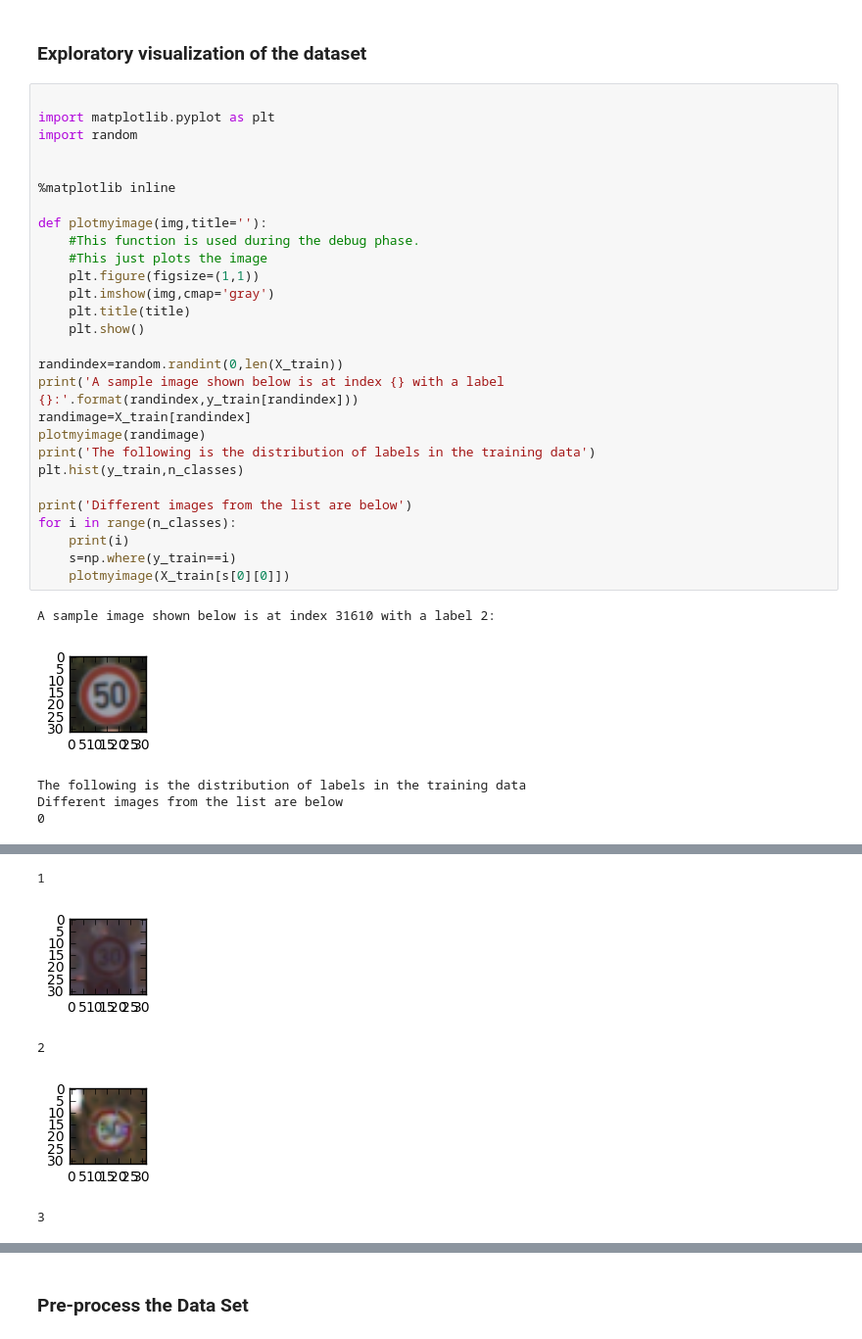
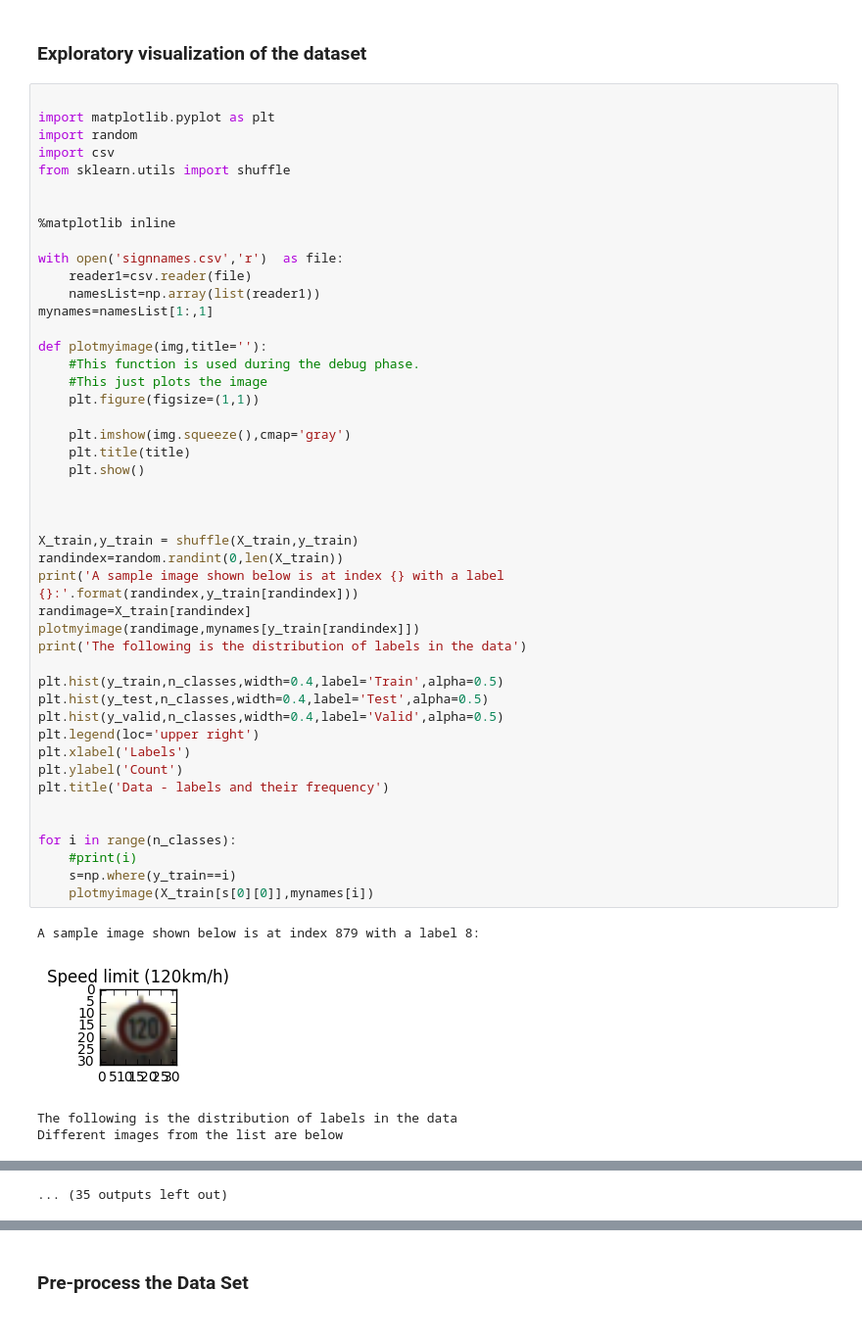
Before and after one commit to saras152/Traffic-Sign-Classifier, a Jupyter notebook: Traffic_Sign_Classifier.ipynb, the cells around one changed output, grey strips where cells are left out. Shown at 98% size. Cells and saved outputs as stored; diff of their text form.

```diff
--- a/Traffic_Sign_Classifier.ipynb
+++ b/Traffic_Sign_Classifier.ipynb
@@ -77,34 +78,51 @@ Number of classes = 43
 # %%
 
 import matplotlib.pyplot as plt
 import random
+import csv
+from sklearn.utils import shuffle
 
 
 %matplotlib inline
+
+with open('signnames.csv','r')  as file:
+    reader1=csv.reader(file)
+    namesList=np.array(list(reader1))
+mynames=namesList[1:,1]
 
 def plotmyimage(img,title=''):
     #This function is used during the debug phase.
     #This just plots the image
     plt.figure(figsize=(1,1))
-    plt.imshow(img,cmap='gray')
+
+    plt.imshow(img.squeeze(),cmap='gray')
     plt.title(title)
     plt.show()
 
+
+
+X_train,y_train = shuffle(X_train,y_train)
 randindex=random.randint(0,len(X_train))
 print('A sample image shown below is at index {} with a label {}:'.format(randindex,y_train[randindex]))
 randimage=X_train[randindex]
-plotmyimage(randimage)
-print('The following is the distribution of labels in the training data')
-plt.hist(y_train,n_classes)
+plotmyimage(randimage,mynames[y_train[randindex]])
+print('The following is the distribution of labels in the data')
 
-print('Different images from the list are below')
+plt.hist(y_train,n_classes,width=0.4,label='Train',alpha=0.5)
+plt.hist(y_test,n_classes,width=0.4,label='Test',alpha=0.5)
+plt.hist(y_valid,n_classes,width=0.4,label='Valid',alpha=0.5)
+plt.legend(loc='upper right')
+plt.xlabel('Labels')
+plt.ylabel('Count')
+plt.title('Data - labels and their frequency')
+
+
 for i in range(n_classes):
-    print(i)
+    #print(i)
     s=np.where(y_train==i)
-    plotmyimage(X_train[s[0][0]])
+    plotmyimage(X_train[s[0][0]],mynames[i])
 # %% [output]
-A sample image shown below is at index 31610 with a label 2:
+A sample image shown below is at index 879 with a label 8:
-[figure, old version]
+[figure, new version]
-The following is the distribution of labels in the training data
+The following is the distribution of labels in the data
 Different images from the list are below
-0
@@ -113,5 +138 @@ Different images from the list are below
-1
+... (35 outputs left out)
-[figure, old version]
-2
-[figure, old version]
-3
```
Also changed, not shown: parts of 20 cells of this notebook, 2 other files.
